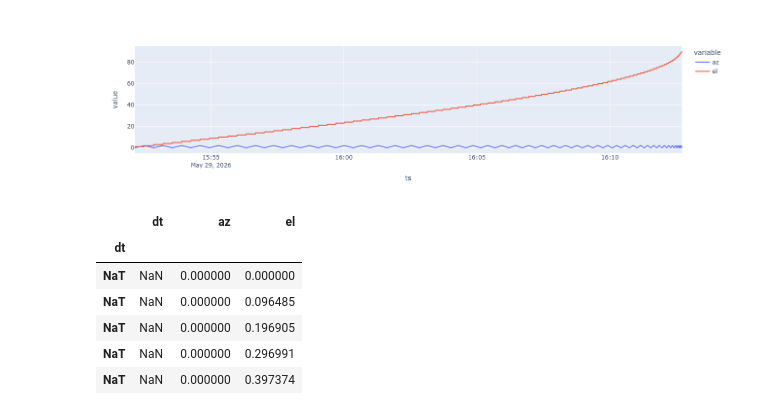
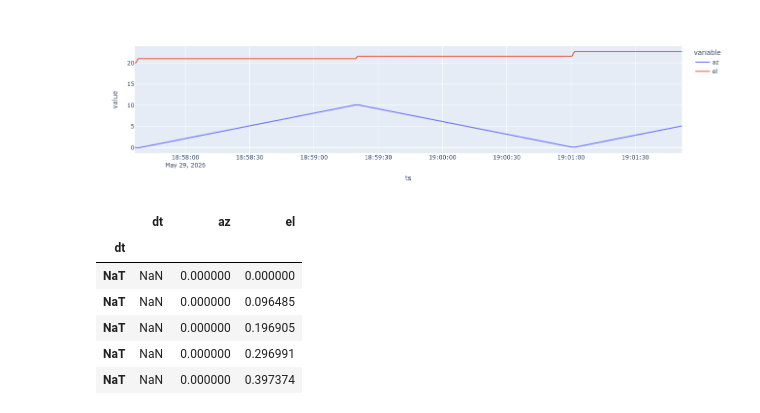
Before and after one commit to kurisutsukato/FSRFIscanner, a Jupyter notebook: plot_azel.ipynb, the cells around one changed output. Cells and saved outputs as stored; diff of their text form; code cells hidden in the pictures.

```diff
--- a/plot_azel.ipynb
+++ b/plot_azel.ipynb
@@ -4,13 +4,13 @@ pd.options.plotting.backend = "plotly"
 import h5py
 import numpy as np
 # %%
-with h5py.File('bla.h5', 'r') as f:
+with h5py.File('neu.h5', 'r') as f:
     df = pd.DataFrame({'ts': f['timestamp'][:], 'az': f['az'][:], 'el': f['el'][:]})
 df.index = pd.to_datetime(df.ts, unit='ms', utc=True)
 df.drop(columns=['ts'], inplace=True)
 df.plot()
 # %% [output]
-[figure, old version]
+[figure, new version]
 # %%
 df = pd.DataFrame(data, columns=['dt','az','el'])
 # %%
```
Also changed, not shown: 1 other file.
